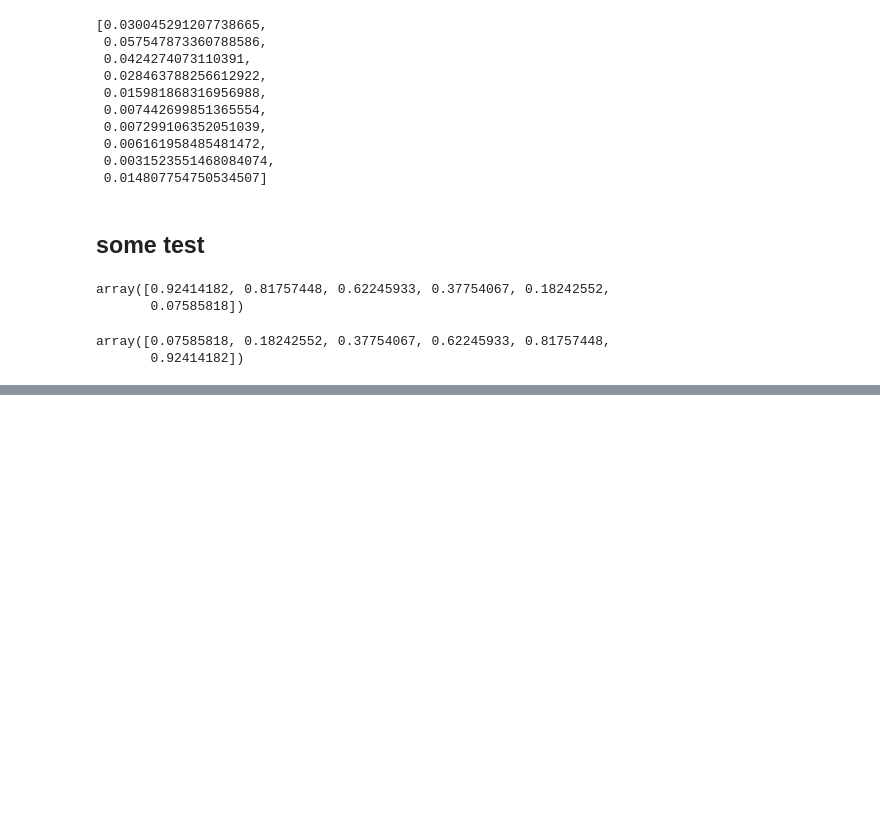
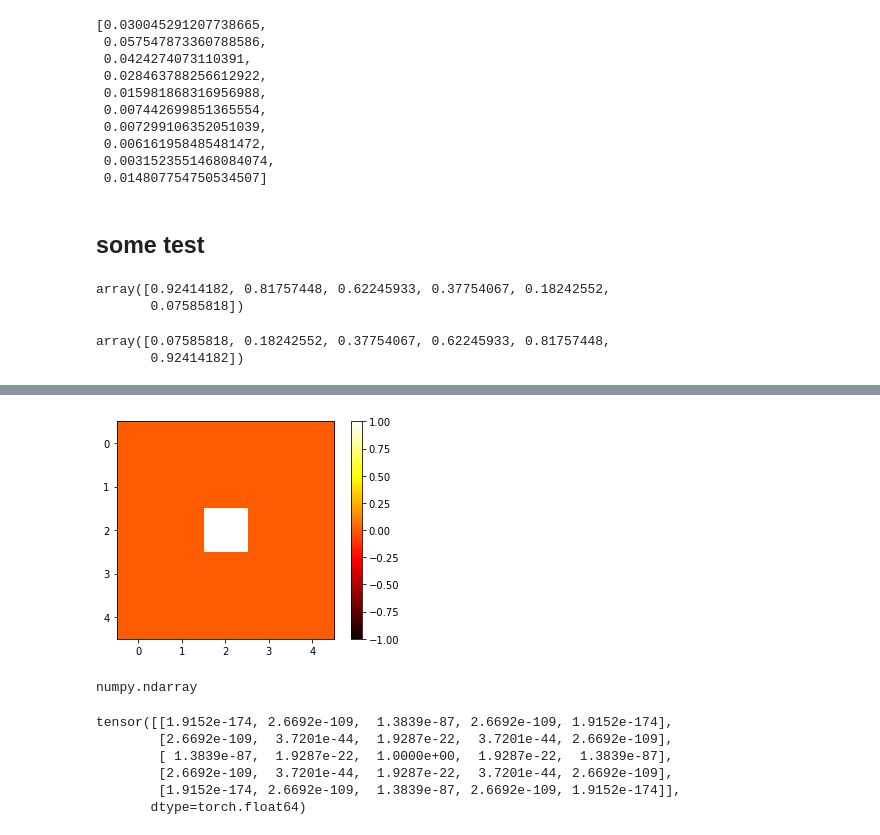
Before and after one commit to JerryLu-CN/waysguider, a Jupyter notebook: data_clear.ipynb, the cells around one changed output, grey strips where cells are left out. Cells and saved outputs as stored; diff of their text form; code cells hidden in the pictures; blank space fills up the shorter version.

```diff
--- a/data_clear.ipynb
+++ b/data_clear.ipynb
@@ -221,0 +294,21 @@ array([0.07585818, 0.18242552, 0.37754067, 0.62245933, 0.81757448,
+# %%
+import numpy as np
+from scipy import signal
+
+def gkern(kernlen=21, std=3):
+    """Returns a 2D Gaussian kernel array."""
+    gkern1d = signal.gaussian(kernlen, std=std).reshape(kernlen, 1)
+    gkern2d = np.outer(gkern1d, gkern1d)
+    return gkern2d
+
+x = gkern(5,0.1)
+
+plt.imshow(x, cmap=plt.cm.hot, vmin=-1, vmax=1)
+plt.colorbar()
+plt.show()
+# %% [output]
+[figure, added]
+# %%
+type(x)
+# %% [output]
+numpy.ndarray
@@ -221,0 +318,9 @@ array([0.07585818, 0.18242552, 0.37754067, 0.62245933, 0.81757448,
+# %%
+ker
+# %% [output]
+tensor([[1.9152e-174, 2.6692e-109,  1.3839e-87, 2.6692e-109, 1.9152e-174],
+        [2.6692e-109,  3.7201e-44,  1.9287e-22,  3.7201e-44, 2.6692e-109],
+        [ 1.3839e-87,  1.9287e-22,  1.0000e+00,  1.9287e-22,  1.3839e-87],
+        [2.6692e-109,  3.7201e-44,  1.9287e-22,  3.7201e-44, 2.6692e-109],
+        [1.9152e-174, 2.6692e-109,  1.3839e-87, 2.6692e-109, 1.9152e-174]],
+       dtype=torch.float64)
```
Also changed, not shown: parts of 16 cells of this notebook, 3 other files.
